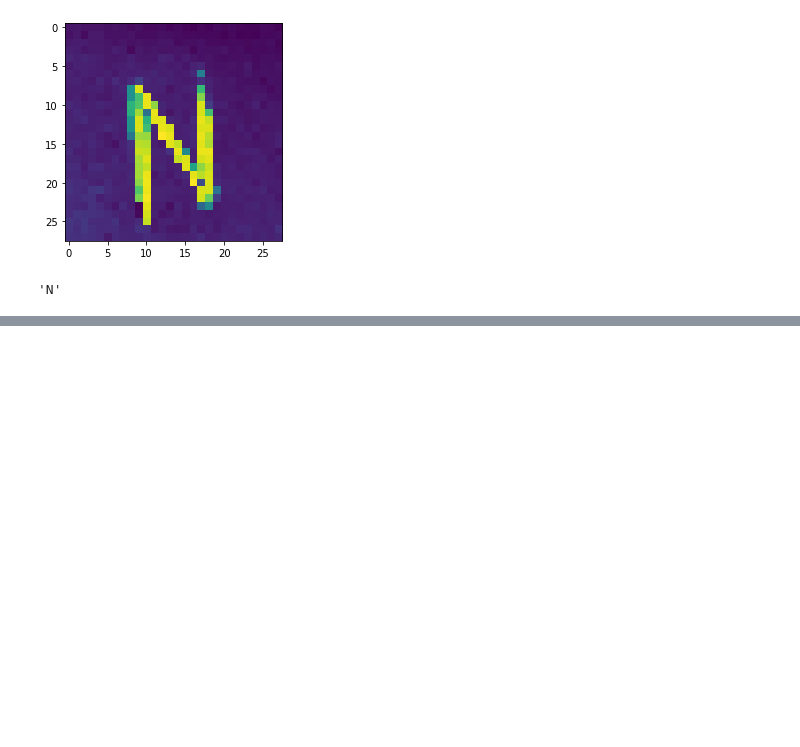
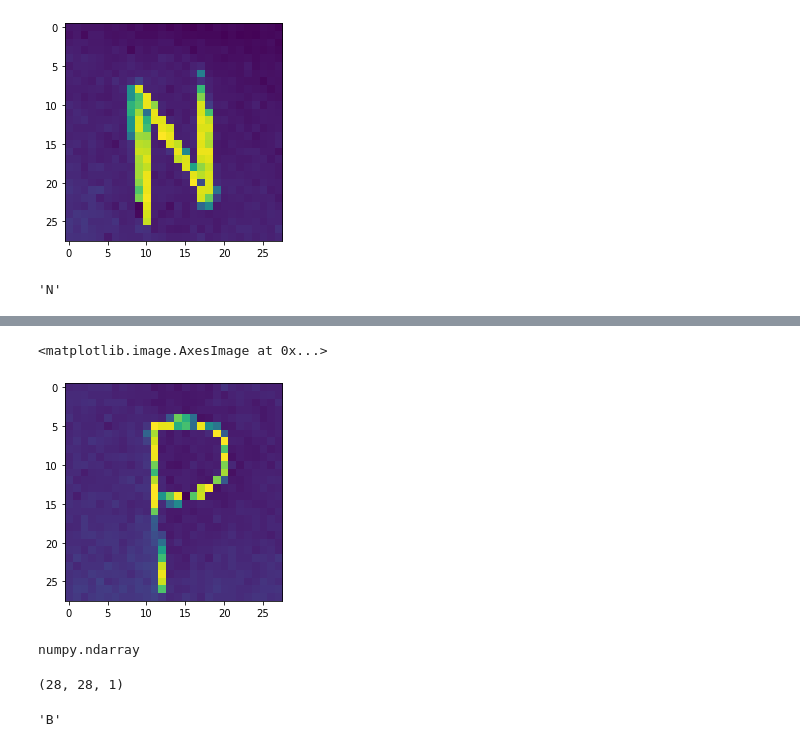
Before and after one commit to LiamCafffrey/HandWrittenTextInterpreter, a Jupyter notebook: notebooks/Liam_Predict.ipynb, the cells around one changed output, grey strips where cells are left out. Saved outputs shown, nothing was run; the diff lists cells and outputs as text; code cells hidden in the pictures; blank space fills up the shorter version.

```diff
--- a/notebooks/Liam_Predict.ipynb
+++ b/notebooks/Liam_Predict.ipynb
@@ -118,0 +148,17 @@ interpreter(char_5)
+# %%
+import numpy as np
+
+img_6 = load_image('../raw_data/RATO_iNV.jpg')
+# %%
+plt.imshow(img_6)
+# %% [output]
+<matplotlib.image.AxesImage at 0x...>
+[figure, added]
+# %%
+type(img_6)
+# %% [output]
+numpy.ndarray
+# %%
+img_6.shape
+# %% [output]
+(28, 28, 1)
@@ -118,0 +169,4 @@ interpreter(char_5)
+# %%
+interpreter(char_6)
+# %% [output]
+'B'
```
Also changed, not shown: parts of 17 cells of this notebook, 8 other files.
